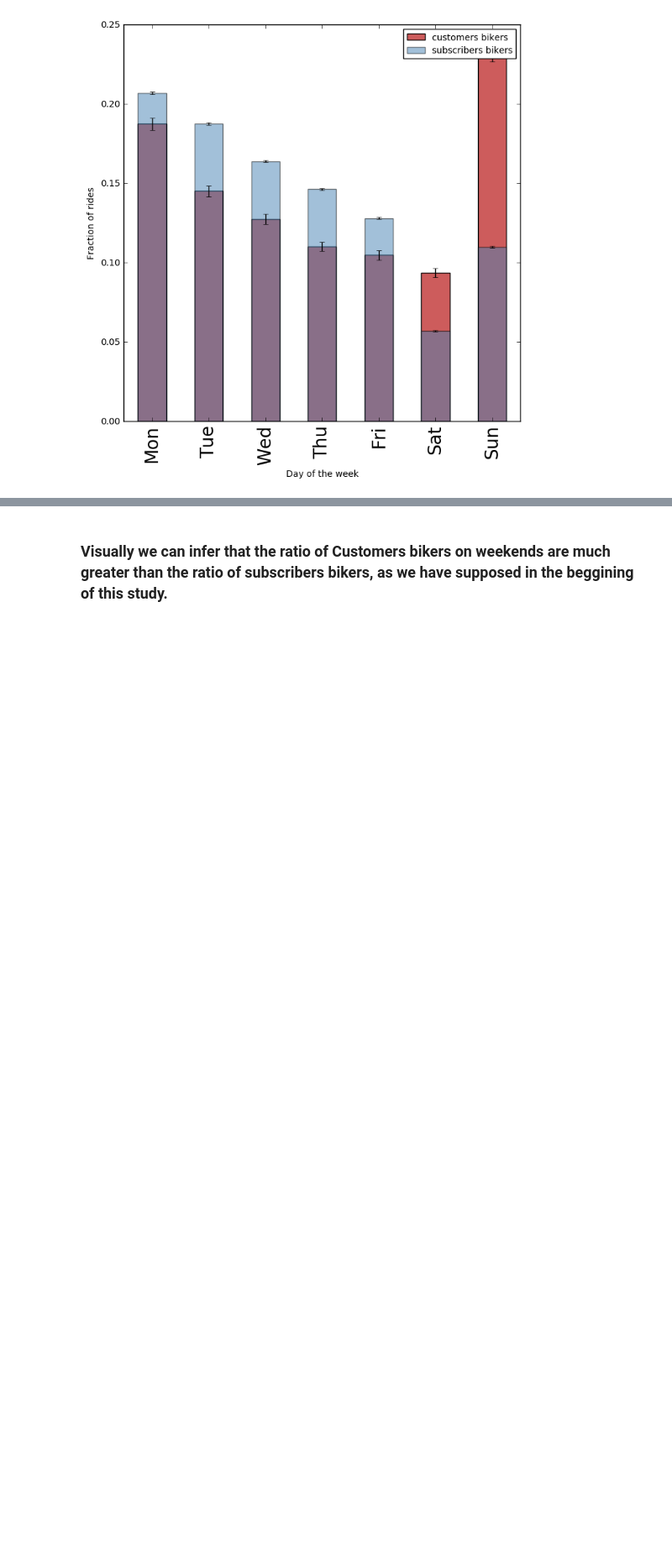
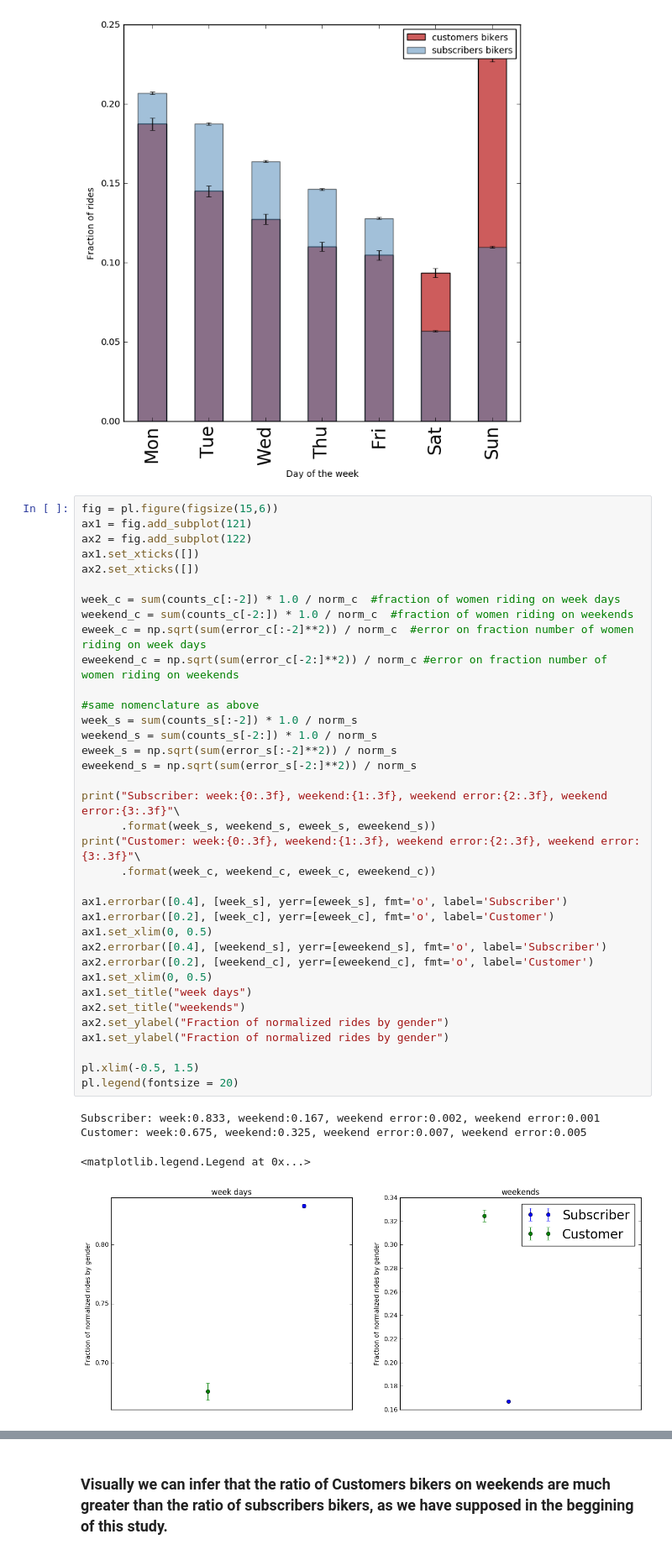
Before and after one commit to amyoshino/PUI2016_amy324, a Jupyter notebook: HW3_amy324/Homework_3_Assigment_2_amy324.ipynb, the cells around one changed output, grey strips where cells are left out. Shown at 84% size. Drawn from its saved outputs; the diff is of its cells as text; blank space fills up the shorter version.

```diff
--- a/HW3_amy324/Homework_3_Assigment_2_amy324.ipynb
+++ b/HW3_amy324/Homework_3_Assigment_2_amy324.ipynb
@@ -188,3 +188,44 @@ pl.legend(['customers bikers','subscribers bikers'],fontsize=10)
 # %% [output]
 <matplotlib.legend.Legend at 0x...>
 [figure]
+# %%
+fig = pl.figure(figsize(15,6))
+ax1 = fig.add_subplot(121)
+ax2 = fig.add_subplot(122)
+ax1.set_xticks([])
+ax2.set_xticks([])
+
+week_c = sum(counts_c[:-2]) * 1.0 / norm_c  #fraction of women riding on week days
+weekend_c = sum(counts_c[-2:]) * 1.0 / norm_c  #fraction of women riding on weekends
+eweek_c = np.sqrt(sum(error_c[:-2]**2)) / norm_c  #error on fraction number of women riding on week days
+eweekend_c = np.sqrt(sum(error_c[-2:]**2)) / norm_c #error on fraction number of women riding on weekends
+
+#same nomenclature as above
+week_s = sum(counts_s[:-2]) * 1.0 / norm_s
+weekend_s = sum(counts_s[-2:]) * 1.0 / norm_s
+eweek_s = np.sqrt(sum(error_s[:-2]**2)) / norm_s
+eweekend_s = np.sqrt(sum(error_s[-2:]**2)) / norm_s
+
+print("Subscriber: week:{0:.3f}, weekend:{1:.3f}, weekend error:{2:.3f}, weekend error:{3:.3f}"\
+      .format(week_s, weekend_s, eweek_s, eweekend_s))
+print("Customer: week:{0:.3f}, weekend:{1:.3f}, weekend error:{2:.3f}, weekend error:{3:.3f}"\
+      .format(week_c, weekend_c, eweek_c, eweekend_c))
+
+ax1.errorbar([0.4], [week_s], yerr=[eweek_s], fmt='o', label='Subscriber')
+ax1.errorbar([0.2], [week_c], yerr=[eweek_c], fmt='o', label='Customer')
+ax1.set_xlim(0, 0.5)
+ax2.errorbar([0.4], [weekend_s], yerr=[eweekend_s], fmt='o', label='Subscriber')
+ax2.errorbar([0.2], [weekend_c], yerr=[eweekend_c], fmt='o', label='Customer')
+ax1.set_xlim(0, 0.5)
+ax1.set_title("week days")
+ax2.set_title("weekends")
+ax2.set_ylabel("Fraction of normalized rides by gender")
+ax1.set_ylabel("Fraction of normalized rides by gender")
+
+pl.xlim(-0.5, 1.5)
+pl.legend(fontsize = 20)
+# %% [output]
+Subscriber: week:0.833, weekend:0.167, weekend error:0.002, weekend error:0.001
+Customer: week:0.675, weekend:0.325, weekend error:0.007, weekend error:0.005
+<matplotlib.legend.Legend at 0x...>
+[figure, added]
```
Also changed, not shown: parts of 2 cells of this notebook, 3 other files.
